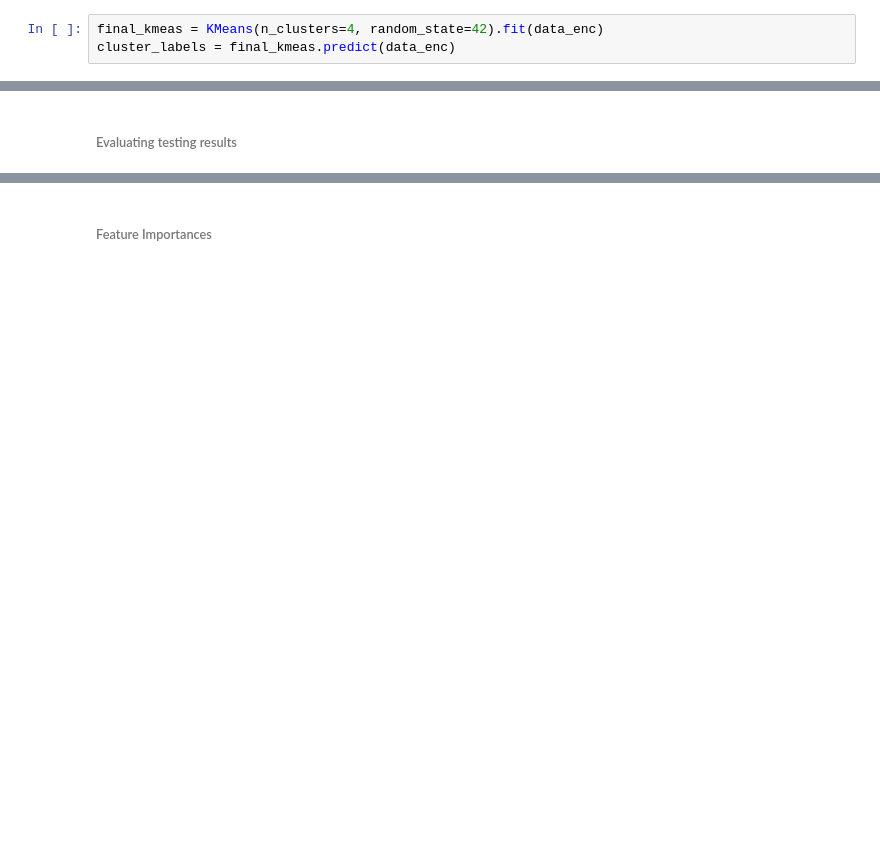
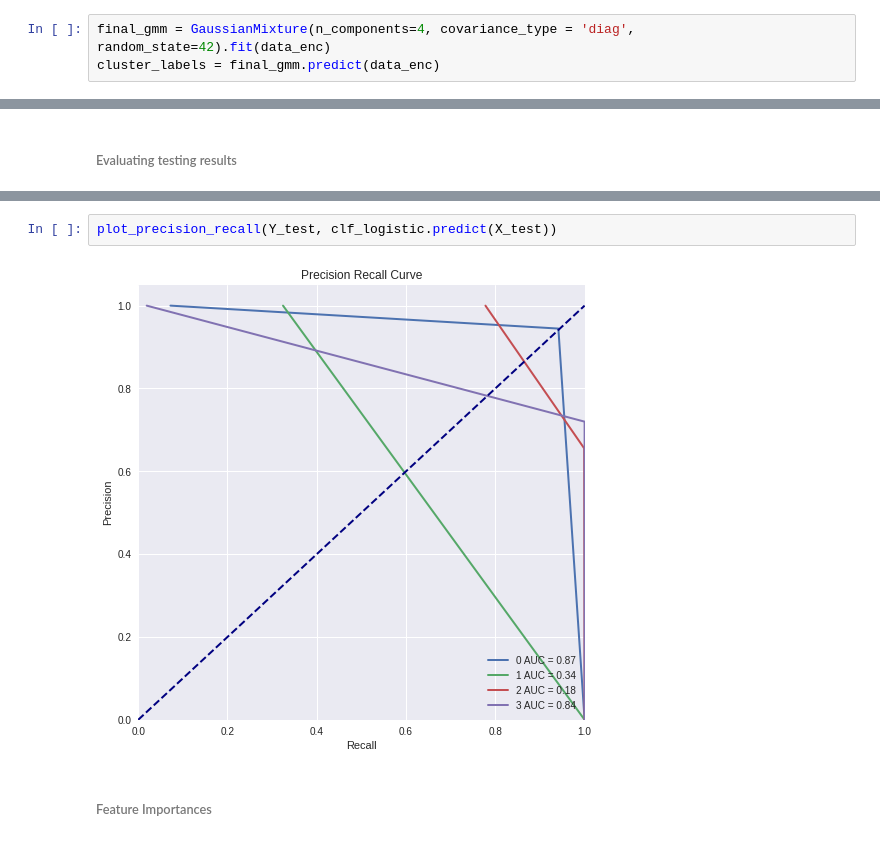
Before and after one commit to dehoyosb/MinJusticia_team77_DS4A_Project, a Jupyter notebook: app/unsupervised_learning_daniel.ipynb, the cells around one changed output, grey strips where cells are left out. Cells and saved outputs as stored; diff of their text form; blank space fills up the shorter version.

```diff
--- a/app/unsupervised_learning_daniel.ipynb
+++ b/app/unsupervised_learning_daniel.ipynb
@@ -851,8 +874,8 @@ ax.set(title='Calinski Harabaz Score over k clusters',
 # %% [markdown]
 #### Training GMM optimal Number of Clusters
 # %%
-final_kmeas = KMeans(n_clusters=4, random_state=42).fit(data_enc)
-cluster_labels = final_kmeas.predict(data_enc)
+final_gmm = GaussianMixture(n_components=4, covariance_type = 'diag', random_state=42).fit(data_enc)
+cluster_labels = final_gmm.predict(data_enc)
 # %% [markdown]
 #### Supervised Model to check feature importances
 # %% [markdown]
@@ -896,2 +957,6 @@ cr_test = classifier_results(prediction = pd.DataFrame(clf_logistic.predict(X_te
+# %%
+plot_precision_recall(Y_test, clf_logistic.predict(X_test))
+# %% [output]
+[figure, added]
 # %% [markdown]
 ###### Feature Importances
```
Also changed, not shown: parts of 19 cells of this notebook.
